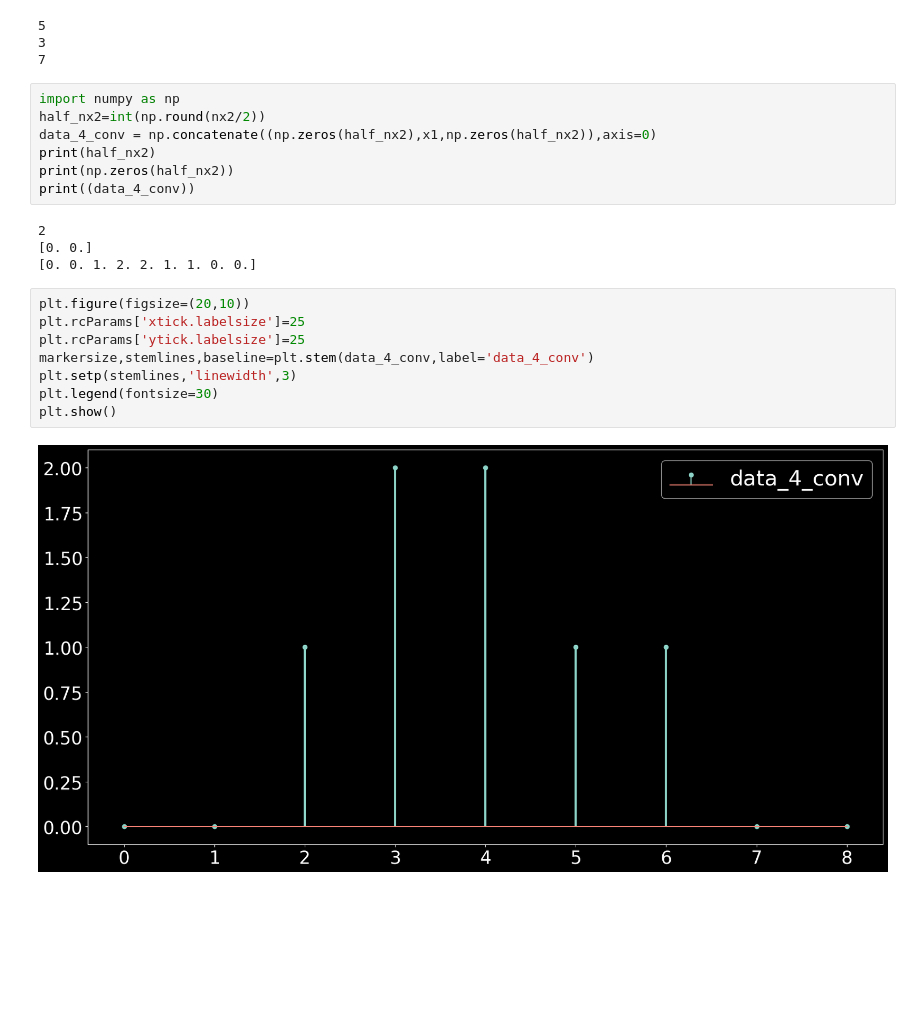
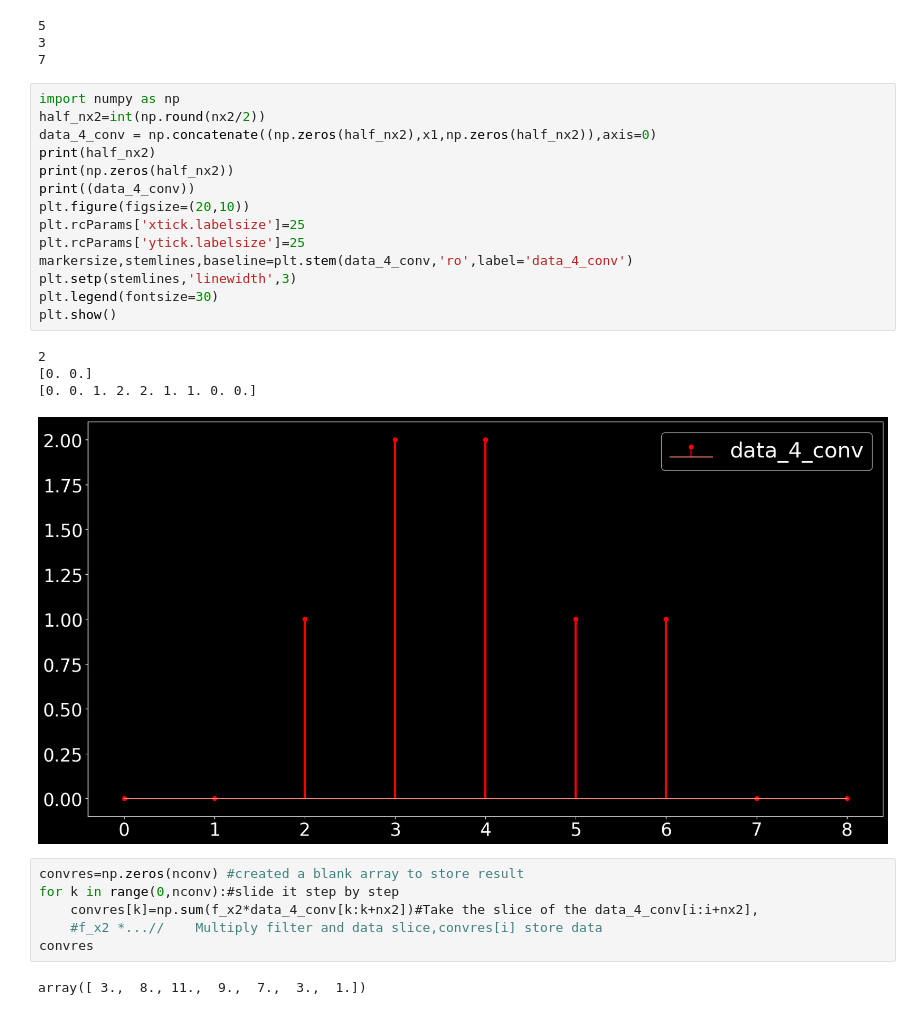
Before and after one commit to RahulChowdary221/Hello-DSP, a Jupyter notebook: convulation.ipynb, the cells around one changed output. Cells and saved outputs as stored; diff of their text form; blank space fills up the shorter version.

```diff
--- a/convulation.ipynb
+++ b/convulation.ipynb
@@ -47,24 +47,30 @@ print(nconv)
 5
 3
 7
-# %%
-import numpy as np
-half_nx2=int(np.round(nx2/2))
-data_4_conv = np.concatenate((np.zeros(half_nx2),x1,np.zeros(half_nx2)),axis=0)
-print(half_nx2)
-print(np.zeros(half_nx2))
-print((data_4_conv))
-# %% [output]
-2
-[0. 0.]
-[0. 0. 1. 2. 2. 1. 1. 0. 0.]
 # %%
+import numpy as np
+half_nx2=int(np.round(nx2/2))
+data_4_conv = np.concatenate((np.zeros(half_nx2),x1,np.zeros(half_nx2)),axis=0)
+print(half_nx2)
+print(np.zeros(half_nx2))
+print((data_4_conv))
 plt.figure(figsize=(20,10))
 plt.rcParams['xtick.labelsize']=25
 plt.rcParams['ytick.labelsize']=25
-markersize,stemlines,baseline=plt.stem(data_4_conv,label='data_4_conv')
+markersize,stemlines,baseline=plt.stem(data_4_conv,'ro',label='data_4_conv')
 plt.setp(stemlines,'linewidth',3)
 plt.legend(fontsize=30)
 plt.show()
 # %% [output]
+2
+[0. 0.]
+[0. 0. 1. 2. 2. 1. 1. 0. 0.]
-[figure, old version]
+[figure, new version]
+# %%
+convres=np.zeros(nconv) #created a blank array to store result
+for k in range(0,nconv):#slide it step by step
+    convres[k]=np.sum(f_x2*data_4_conv[k:k+nx2])#Take the slice of the data_4_conv[i:i+nx2],
+    #f_x2 *...//	Multiply filter and data slice,convres[i] store data
+convres
+# %% [output]
+array([ 3.,  8., 11.,  9.,  7.,  3.,  1.])
```
Also changed, not shown: parts of 13 cells of this notebook.
